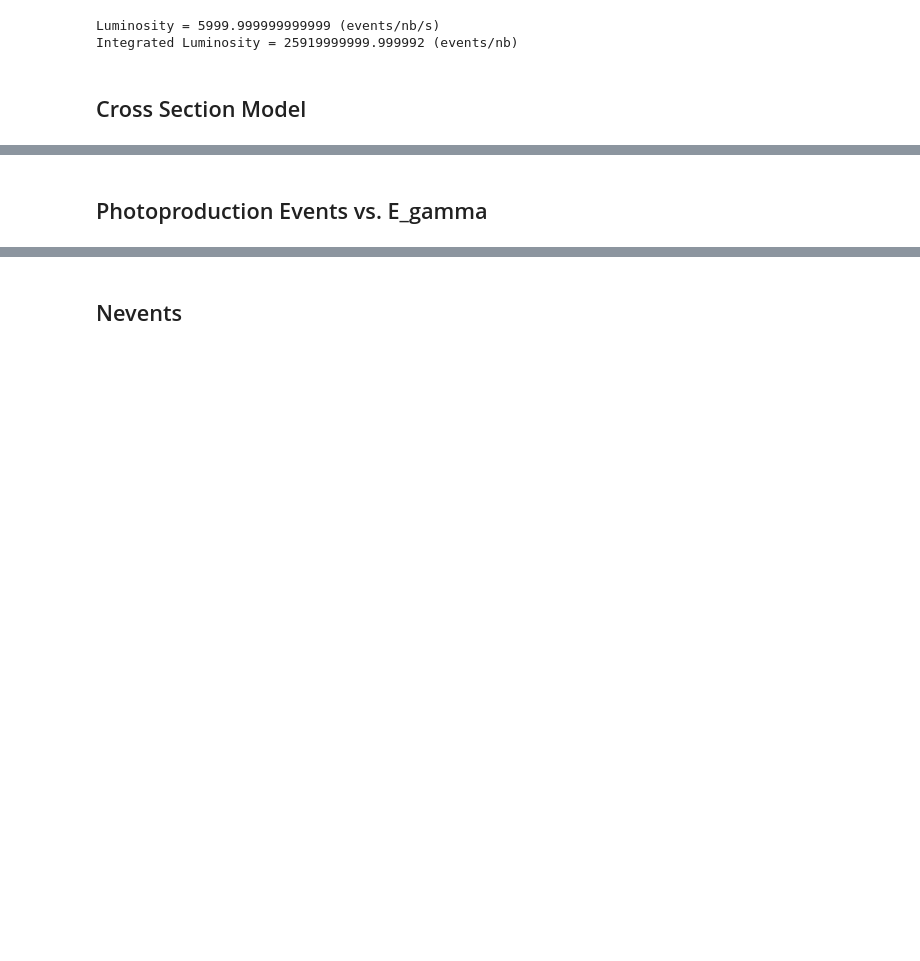
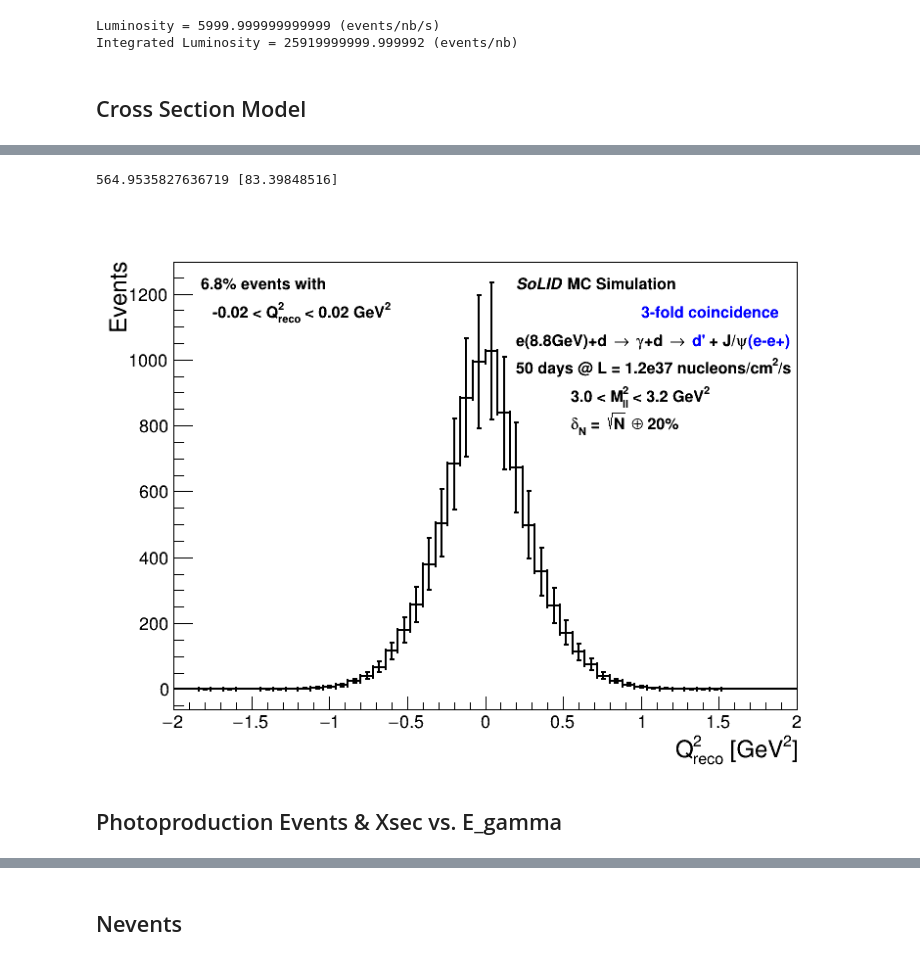
Before and after one commit to Gregtom3/coherentJPsiSoLID, a Jupyter notebook: photoprod_analysis.ipynb, the cells around one changed output, grey strips where cells are left out. Saved outputs shown, nothing was run; the diff lists cells and outputs as text; code cells hidden in the pictures; blank space fills up the shorter version.

```diff
--- a/photoprod_analysis.ipynb
+++ b/photoprod_analysis.ipynb
@@ -147,0 +157,16 @@ c.Draw()
+# %%
+c=TCanvas("c","c",800,600)
+h1=TH1F("h1",";Q^{2}_{reco} [GeV^{2}];Events",50,-2,2)
+h2=TH1F("h2",";Q^{2}_{reco} [GeV^{2}];Events",50,-2,2)
+tree.Draw("smear_q.M2()>>h1","acc_ePlus*acc_eMinus*acc_hOut*weight*decay_weight*flux*psf*{}/{}".format(lumi,events))
+tree.Draw("smear_q.M2()>>h2","(abs(smear_q.M2())<0.02)*acc_ePlus*acc_eMinus*acc_hOut*weight*decay_weight*flux*psf*{}/{}".format(lumi,events))
+h1.SetLineColor(1)
+h2.SetLineColor(2)
+
+for H in [h1,h2]:
+    for BIN in range(H.GetNbinsX()+1):
+        x = H.GetBinCenter(BIN)
+        y = H.GetBinContent(BIN)
+        ey = H.GetBinError(BIN)
+        if(y!=0 and ey!=0):
+            H.SetBinError(BIN,np.sqrt(y+(0.2*y)**2))
@@ -148,3 +177,22 @@ c.Draw()
+# %%
+error = np.array([0.0])
+value = h2.IntegralAndError(0,200,error)
+print(value,error)
+
+h1.Draw("hist E1")
+latex.DrawLatexNDC(.54,.85,"#it{SoLID} MC Simulation")
+latex.DrawLatexNDC(.7,.8,"#color[4]{3-fold coincidence}")
+latex.DrawLatexNDC(.54,.75,"e({:.1f}GeV)+d #rightarrow #gamma+d #rightarrow ".format(beamE) + "#color[4]{d'} + J/#psi#color[4]{(e-e+)}")
+latex.DrawLatexNDC(.54,.7,"{} days @ L = 1.2e37 nucleons/".format(days)+"cm^{2}/s")
+latex.DrawLatexNDC(.61,.65,"3.0 < M_{ll}^{2} < 3.2 GeV^{2}")
+latex.DrawLatexNDC(.61,.6,"#delta_{N} = #sqrt{N} #oplus 20%")
+latex.DrawLatexNDC(0.135,0.85,"{:.1f}% events with".format(h2.Integral()*100/h1.Integral()))
+latex.DrawLatexNDC(0.15,0.8,"-0.02 < Q^{2}_{reco} < 0.02 GeV^{2}")
+c.SetLogy(0)
+c.Draw()
+# %% [output]
+564.9535827636719 [83.39848516]
+[figure, added]
 # %% [markdown]
-## Photoproduction Events vs. E_gamma
+## Photoproduction Events & Xsec vs. E_gamma
 # %%
```
Also changed, not shown: parts of 29 cells of this notebook, 2 other files.
